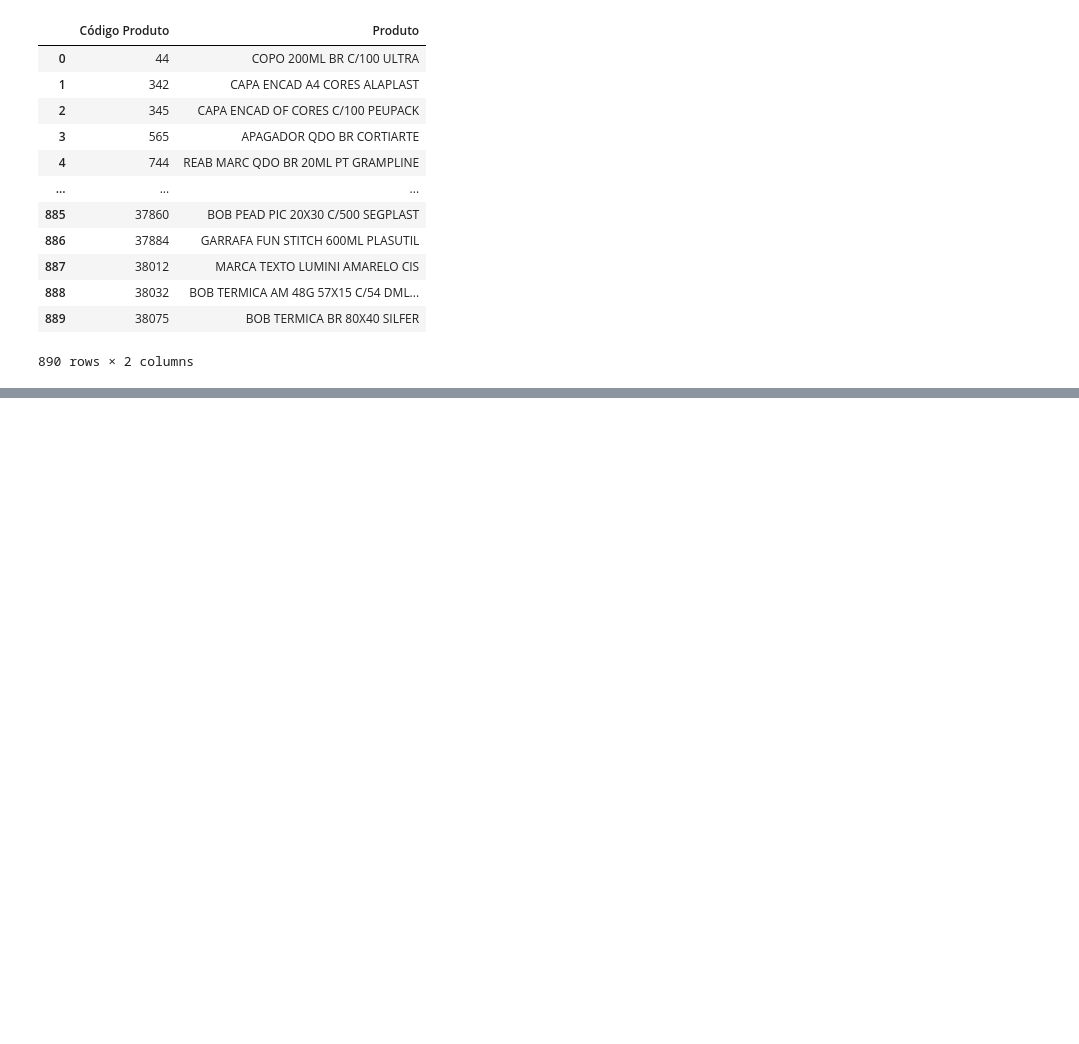
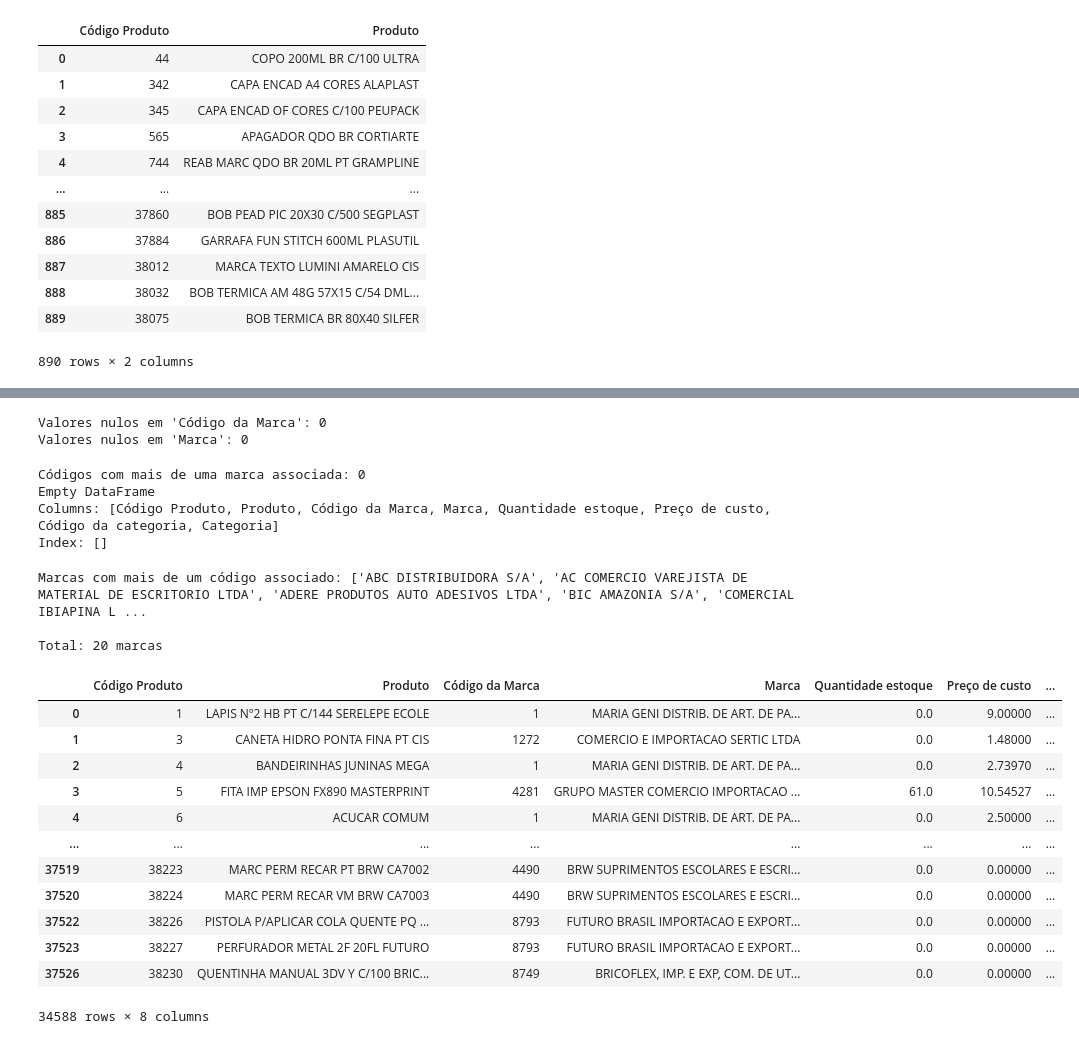
Before and after one commit to PauloQuirinoMN/Sistema-de-Recomendacao-e-Cross-selling, a Jupyter notebook: estoque.ipynb, the cells around one changed output, grey strips where cells are left out. Saved outputs shown, nothing was run; the diff lists cells and outputs as text; code cells hidden in the pictures; blank space fills up the shorter version.

```diff
--- a/estoque.ipynb
+++ b/estoque.ipynb
@@ -97,4 +81,4 @@ df_estoque = df_estoque.rename(columns={'Código': 'Código Produto'})
 # %%
 df_estoque['Quantidade estoque'] = df_estoque['Quantidade estoque'].fillna(0)
 # %%
-df_estoque.drop(columns=['Embalagem', 'Unidade'], axis=1)
+df_produto = df_estoque.drop(columns=['Embalagem', 'Unidade'], axis=1).copy()
@@ -161,0 +132,2 @@ np.int64(37527)
+# %%
+df_produto = df_produto.drop_duplicates(keep='first', subset='Produto')
@@ -161,0 +174,46 @@ np.int64(37527)
+# %%
+print(f"Valores nulos em 'Código da Marca': {df_produto['Código da Marca'].isnull().sum()}")
+print(f"Valores nulos em 'Marca': {df_produto['Marca'].isnull().sum()}")
+# %% [output]
+Valores nulos em 'Código da Marca': 0
+Valores nulos em 'Marca': 0
+# %%
+# Agrupar por código e contar marcas distintas
+inconsistencias = df_produto.groupby('Código da Marca')['Marca'].nunique()
+codigos_problema = inconsistencias[inconsistencias > 1].index
+
+print(f"\nCódigos com mais de uma marca associada: {len(codigos_problema)}")
+print(df_produto[df_produto['Código da Marca'].isin(codigos_problema)].sort_values('Código da Marca'))
+# %% [output]
+Códigos com mais de uma marca associada: 0
+Empty DataFrame
+Columns: [Código Produto, Produto, Código da Marca, Marca, Quantidade estoque, Preço de custo, Código da categoria, Categoria]
+Index: []
+# %%
+# Agrupar por marca e contar códigos distintos
+marcas_multiplos_codigos = df_produto.groupby('Marca')['Código da Marca'].nunique()
+marcas_problema = marcas_multiplos_codigos[marcas_multiplos_codigos > 1].index.tolist()
+
+print(f"\nMarcas com mais de um código associado: {marcas_problema}\n")
+print(f"Total: {len(marcas_problema)} marcas")
+# %% [output]
+Marcas com mais de um código associado: ['ABC DISTRIBUIDORA S/A', 'AC COMERCIO VAREJISTA DE MATERIAL DE ESCRITORIO LTDA', 'ADERE PRODUTOS AUTO ADESIVOS LTDA', 'BIC AMAZONIA S/A', 'COMERCIAL IBIAPINA L ...
+
+Total: 20 marcas
+# %%
+df_limpo = df_produto[~df_produto['Marca'].isin(marcas_problema)].copy()
+df_limpo
+# %% [output]
+|  | Código Produto | Produto | Código da Marca | Marca | Quantidade estoque | Preço de custo | ... |
+| 0 | 1 | LAPIS Nº2 HB PT C/144 SERELEPE ECOLE | 1 | MARIA GENI DISTRIB. DE ART. DE PA... | 0.0 | 9.00000 | ... |
+| 1 | 3 | CANETA HIDRO PONTA FINA PT CIS | 1272 | COMERCIO E IMPORTACAO SERTIC LTDA | 0.0 | 1.48000 | ... |
+| 2 | 4 | BANDEIRINHAS JUNINAS MEGA | 1 | MARIA GENI DISTRIB. DE ART. DE PA... | 0.0 | 2.73970 | ... |
+| 3 | 5 | FITA IMP EPSON FX890 MASTERPRINT | 4281 | GRUPO MASTER COMERCIO IMPORTACAO ... | 61.0 | 10.54527 | ... |
+| 4 | 6 | ACUCAR COMUM | 1 | MARIA GENI DISTRIB. DE ART. DE PA... | 0.0 | 2.50000 | ... |
+| ... | ... | ... | ... | ... | ... | ... | ... |
+| 37519 | 38223 | MARC PERM RECAR PT BRW CA7002 | 4490 | BRW SUPRIMENTOS ESCOLARES E ESCRI... | 0.0 | 0.00000 | ... |
+| 37520 | 38224 | MARC PERM RECAR VM BRW CA7003 | 4490 | BRW SUPRIMENTOS ESCOLARES E ESCRI... | 0.0 | 0.00000 | ... |
+| 37522 | 38226 | PISTOLA P/APLICAR COLA QUENTE PQ ... | 8793 | FUTURO BRASIL IMPORTACAO E EXPORT... | 0.0 | 0.00000 | ... |
+| 37523 | 38227 | PERFURADOR METAL 2F 20FL FUTURO | 8793 | FUTURO BRASIL IMPORTACAO E EXPORT... | 0.0 | 0.00000 | ... |
+| 37526 | 38230 | QUENTINHA MANUAL 3DV Y C/100 BRIC... | 8749 | BRICOFLEX, IMP. E EXP, COM. DE UT... | 0.0 | 0.00000 | ... |
+34588 rows × 8 columns
```
Also changed, not shown: parts of 17 cells of this notebook.
